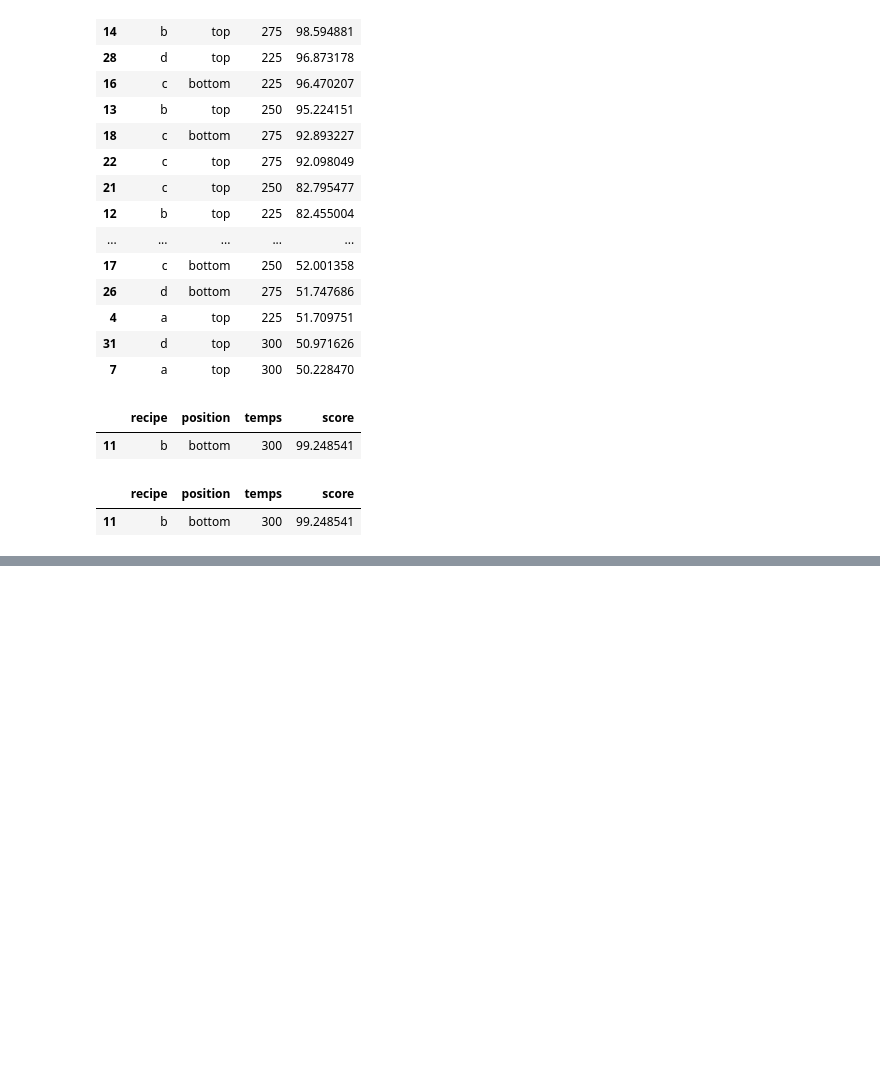
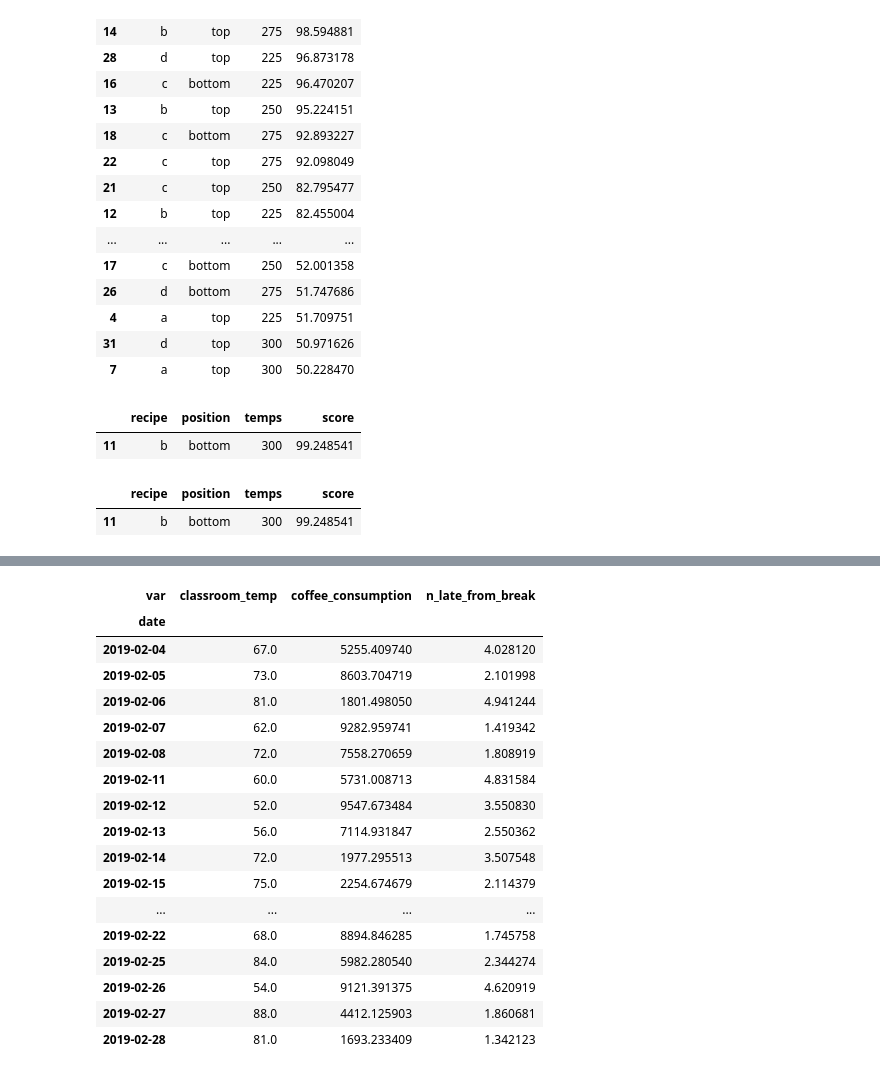
Before and after one commit to NSharick/classification-exercises, a Jupyter notebook: tidy_data.ipynb, the cells around one changed output, grey strips where cells are left out. Saved outputs shown, nothing was run; the diff lists cells and outputs as text; code cells hidden in the pictures; blank space fills up the shorter version.

```diff
--- a/tidy_data.ipynb
+++ b/tidy_data.ipynb
@@ -309,0 +352,5 @@ pivot3.nlargest(columns='score', n=1, keep='all')
+# %%
+#pull the dataset from the database
+df = pd.read_sql('SELECT * FROM students', get_db_url('tidy_data'))
+#view the pulled dataset
+df.head()
@@ -309,0 +364,21 @@ pivot3.nlargest(columns='score', n=1, keep='all')
+# %%
+df.pivot_table(index=['date'], columns='var', values='val')
+# %% [output]
+| var | classroom_temp | coffee_consumption | n_late_from_break |
+| date |  |  |  |
+| 2019-02-04 | 67.0 | 5255.409740 | 4.028120 |
+| 2019-02-05 | 73.0 | 8603.704719 | 2.101998 |
+| 2019-02-06 | 81.0 | 1801.498050 | 4.941244 |
+| 2019-02-07 | 62.0 | 9282.959741 | 1.419342 |
+| 2019-02-08 | 72.0 | 7558.270659 | 1.808919 |
+| 2019-02-11 | 60.0 | 5731.008713 | 4.831584 |
+| 2019-02-12 | 52.0 | 9547.673484 | 3.550830 |
+| 2019-02-13 | 56.0 | 7114.931847 | 2.550362 |
+| 2019-02-14 | 72.0 | 1977.295513 | 3.507548 |
+| 2019-02-15 | 75.0 | 2254.674679 | 2.114379 |
+| ... | ... | ... | ... |
+| 2019-02-22 | 68.0 | 8894.846285 | 1.745758 |
+| 2019-02-25 | 84.0 | 5982.280540 | 2.344274 |
+| 2019-02-26 | 54.0 | 9121.391375 | 4.620919 |
+| 2019-02-27 | 88.0 | 4412.125903 | 1.860681 |
+| 2019-02-28 | 81.0 | 1693.233409 | 1.342123 |
```
Also changed, not shown: parts of 9 cells of this notebook.
